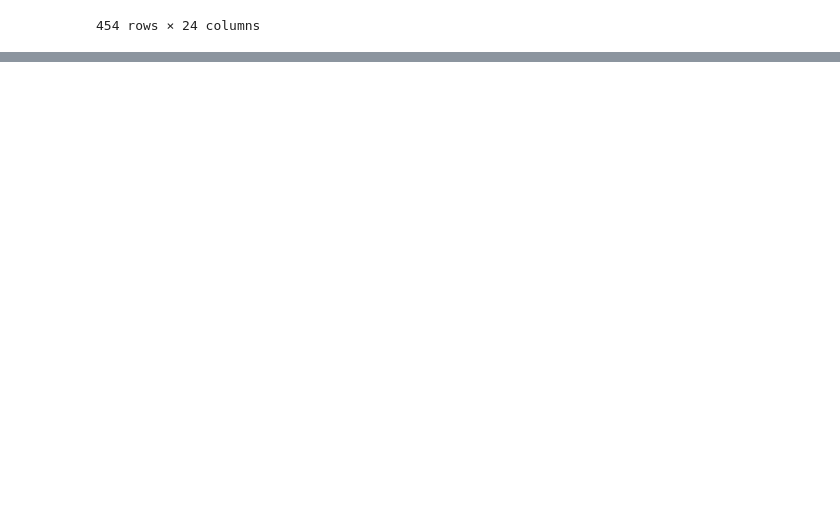
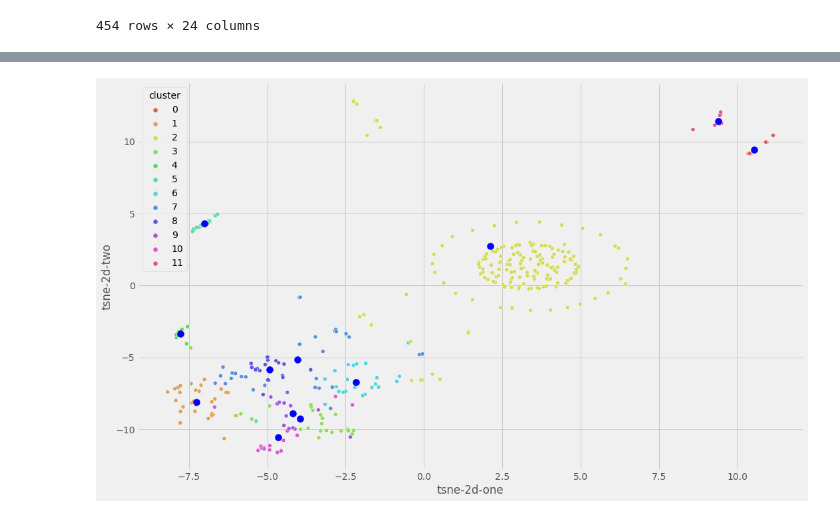
Before and after one commit to AnjaliJain-17/Anomaly-Detection, a Jupyter notebook: log_analysis/approach-2.ipynb, the cells around one changed output, grey strips where cells are left out. Drawn from its saved outputs; the diff is of its cells as text; code cells hidden in the pictures; blank space fills up the shorter version.

```diff
--- a/log_analysis/approach-2.ipynb
+++ b/log_analysis/approach-2.ipynb
@@ -201,0 +306,44 @@ df_grouped
+# %%
+import pandas as pd
+import numpy as np
+import datetime as dt
+import random
+
+import matplotlib.pyplot as plt
+%matplotlib inline
+
+# Set some parameters to get good visuals - style to ggplot and size to 15,10
+plt.style.use('ggplot')
+import matplotlib.style as style
+style.use('fivethirtyeight')
+plt.rcParams['figure.figsize'] = (15, 8)
+
+import seaborn as sns
+from mpl_toolkits.mplot3d import Axes3D
+
+from sklearn import preprocessing
+from sklearn.decomposition import PCA
+
+from sklearn.cluster import KMeans
+from sklearn.ensemble import IsolationForest
+from sklearn.svm import OneClassSVM
+# %%
+tsne_cluster = df_grouped.groupby('cluster').agg({'tsne-2d-one':'mean', 'tsne-2d-two':'mean'}).reset_index()
+
+
+plt.figure(figsize=(16,10))
+
+sns.scatterplot(
+    x="tsne-2d-one", y="tsne-2d-two",
+    hue="cluster",
+    palette=sns.color_palette("hls", 12),
+    data=df_grouped,
+    legend="full",
+    alpha=1
+)
+
+plt.scatter(x="tsne-2d-one", y="tsne-2d-two", data=tsne_cluster, s=100, c='b')
+
+plt.show()
+# %% [output]
+[figure, added]
```
Also changed, not shown: parts of 12 cells of this notebook.
